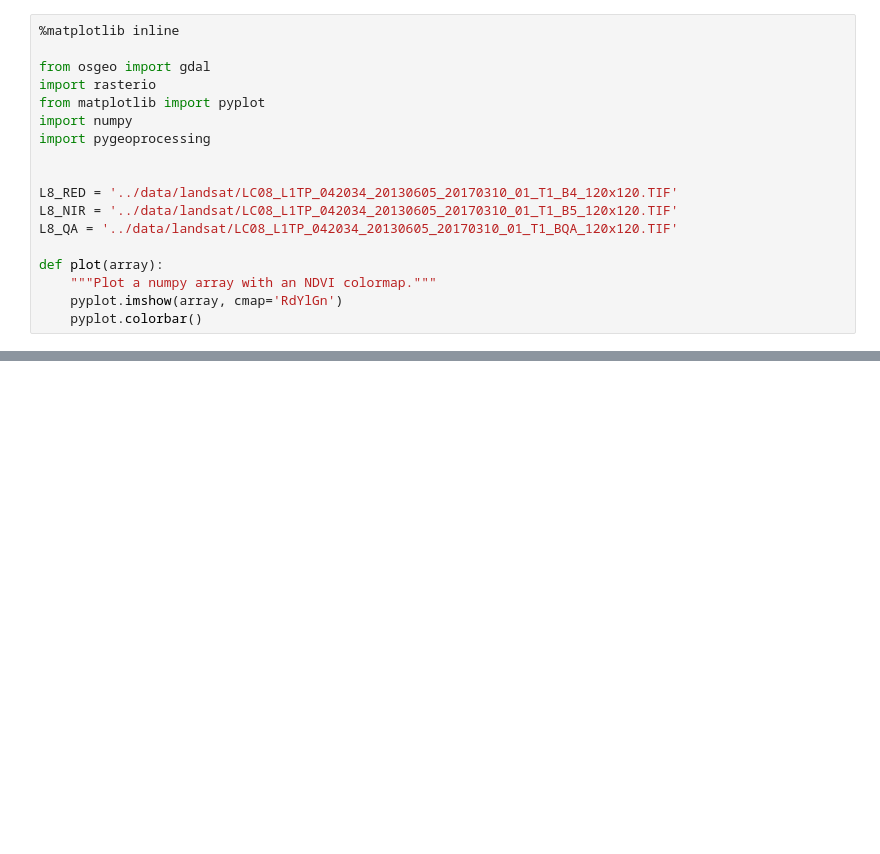
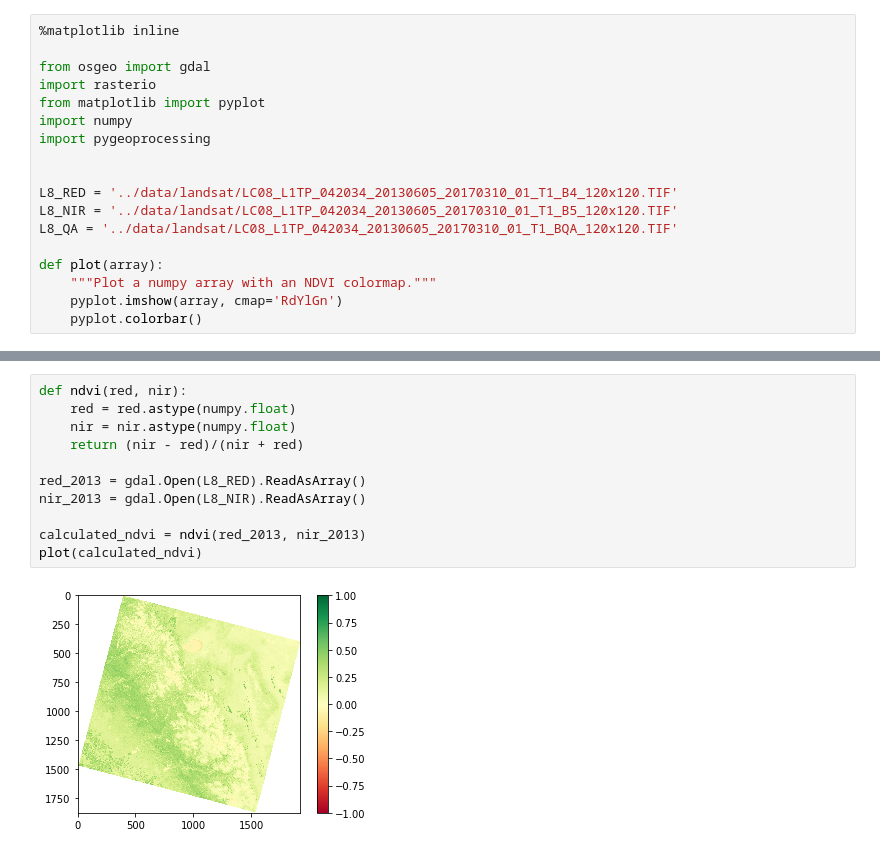
Before and after one commit to geohackweek/tutorial_contents, a Jupyter notebook: raster/notebooks/NDVI from Landsat 8 2013.ipynb, the cells around one changed output, grey strips where cells are left out. Drawn from its saved outputs; the diff is of its cells as text; blank space fills up the shorter version.

Commit message:
Adding changes from the NDVI (2013) notebook.

```diff
--- a/raster/notebooks/NDVI from Landsat 8 2013.ipynb
+++ b/raster/notebooks/NDVI from Landsat 8 2013.ipynb
@@ -49,0 +70,13 @@ def plot(array):
+# %%
+def ndvi(red, nir):
+    red = red.astype(numpy.float)
+    nir = nir.astype(numpy.float)
+    return (nir - red)/(nir + red)
+
+red_2013 = gdal.Open(L8_RED).ReadAsArray()
+nir_2013 = gdal.Open(L8_NIR).ReadAsArray()
+
+calculated_ndvi = ndvi(red_2013, nir_2013)
+plot(calculated_ndvi)
+# %% [output]
+[figure, added]
```
Also changed, not shown: parts of 6 cells of this notebook.
